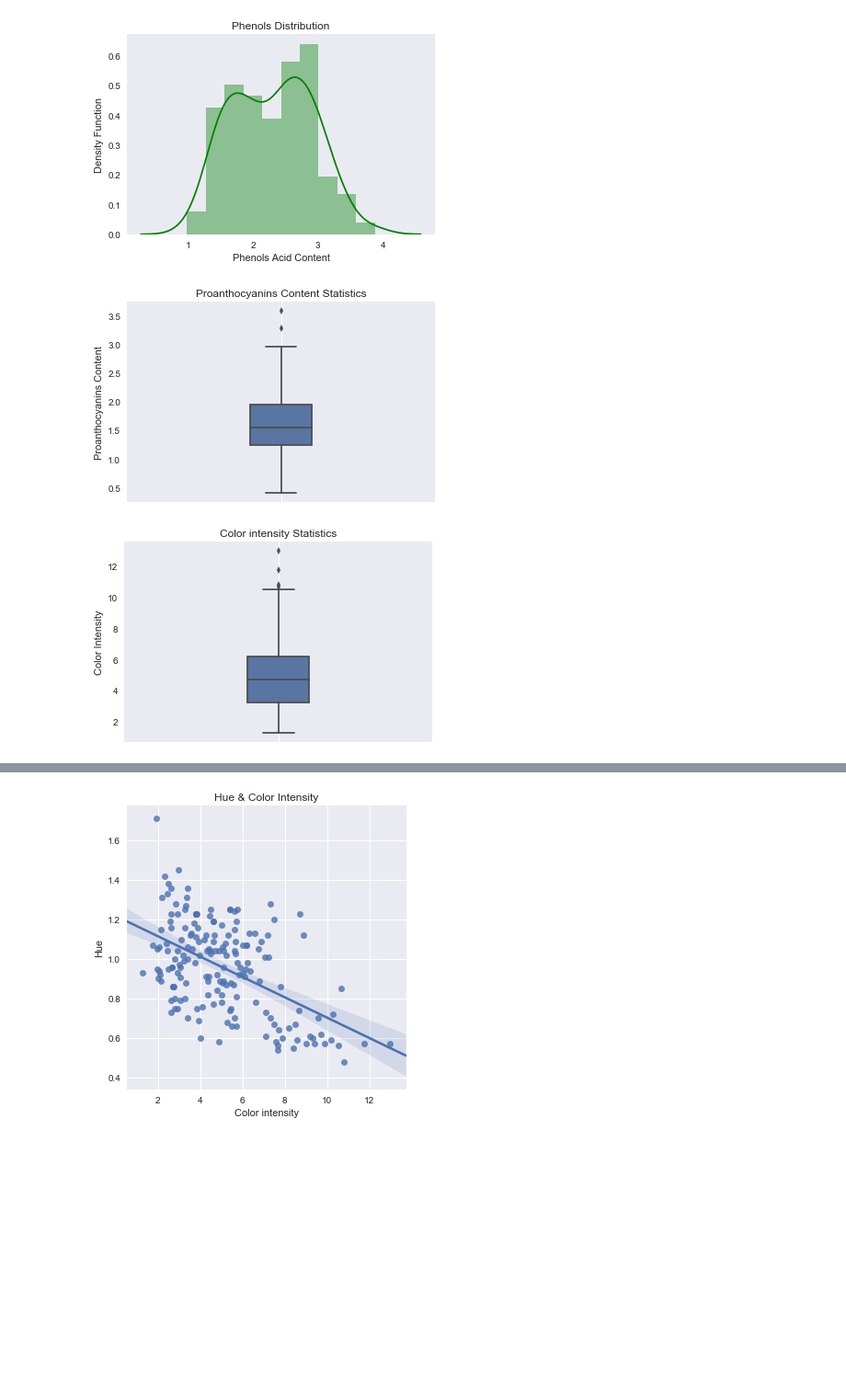
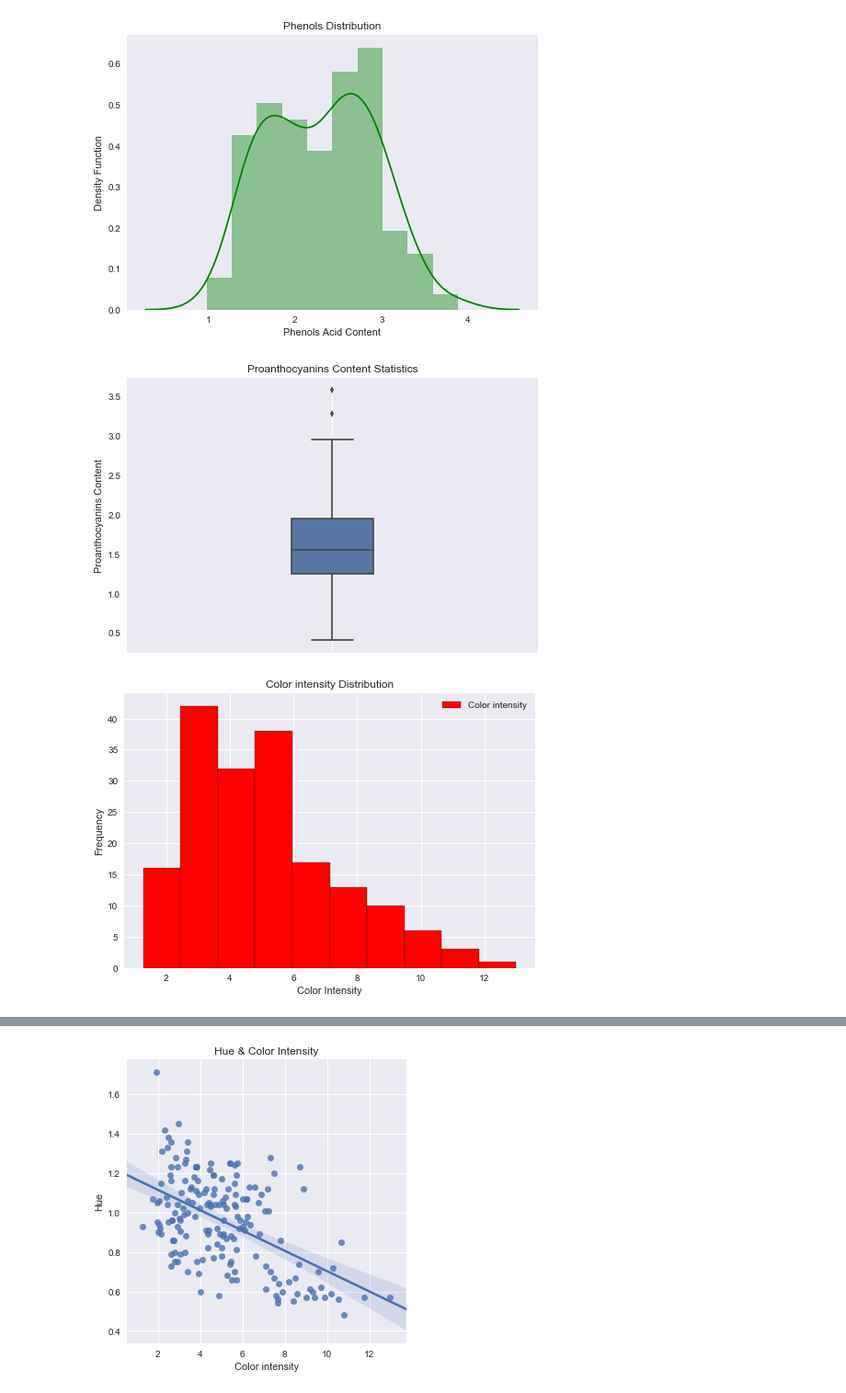
Before and after one commit to usefulmana/PDS_Assignment_II, a Jupyter notebook: Assignment2.ipynb, the cells around one changed output, grey strips where cells are left out. Shown at 92% size. Drawn from its saved outputs; the diff is of its cells as text; code cells hidden in the pictures; blank space fills up the shorter version.

```diff
--- a/Assignment2.ipynb
+++ b/Assignment2.ipynb
@@ -2,8 +2,9 @@
 import matplotlib.pyplot as plt
 import seaborn as sns
 import pandas as pd
+import numpy as np
+import warnings
 from sklearn.metrics import accuracy_score
-from sklearn import tree
 from sklearn.metrics import recall_score
 from sklearn.metrics import precision_score
 from sklearn.metrics import f1_score
@@ -11,10 +12,11 @@ from sklearn.metrics import confusion_matrix
 from sklearn.model_selection import train_test_split
 from sklearn.tree import DecisionTreeClassifier
 from sklearn.neighbors import KNeighborsClassifier
+warnings.filterwarnings('ignore')
 data_location = 'data/wine.csv'
 plt.style.use('seaborn')
 df = pd.read_csv(filepath_or_buffer=data_location, sep=',', decimal='.', header=None, names=[
-    'Label', 'Alcohol', 'Malic Acid', 'Ash', 'Alcalinity of ash', 'Magnesium', 'Total phenols', 'Flavanoids' ,
+    'Label', 'Alcohol', 'Malic Acid', 'Ash', 'Alkalinity of ash', 'Magnesium', 'Total phenols', 'Flavanoids' ,
     'Nonflavanoid phenols', 'Proanthocyanins', 'Color intensity', 'Hue', 'OD280/OD315 of diluted wines', 'Proline']
 )
 df.head(10)
@@ -128,7 +128,7 @@ plt.savefig('single/phenols.png', bbox_inches = 'tight')
 plt.show()
 plt.close()
 # %% [output]
-[figure, old version]
+[figure, new version]
 # %%
 # Graph for Proanthocyanins
 sns.boxplot(x='Proanthocyanins', data=df, orient='v', width=0.2)
@@ -140,19 +140,17 @@ plt.savefig('single/proanthocyanins.png', bbox_inches = 'tight')
 plt.show()
 plt.close()
 # %% [output]
-[figure, old version]
+[figure, new version]
 # %%
-# Graph for color intensity %
-sns.boxplot(x='Color intensity', data=df, orient='v', width=0.2)
-plt.title('Color intensity Statistics')
+df['Color intensity'].plot(kind='hist', bins=10, edgecolor="k", facecolor='red')
+plt.title('Color intensity Distribution')
 plt.legend()
-plt.grid()
-plt.ylabel('Color Intensity')
+plt.xlabel('Color Intensity')
 plt.savefig('single/color_intensity.png', bbox_inches = 'tight')
 plt.show()
 plt.close()
 # %% [output]
-[figure, old version]
+[figure, new version]
 # %%
 sns.boxplot(x='Label', y='Alcohol', data=df, width=0.3)
 plt.suptitle(' ')
```
Also changed, not shown: parts of 47 cells of this notebook, 31 other files.
